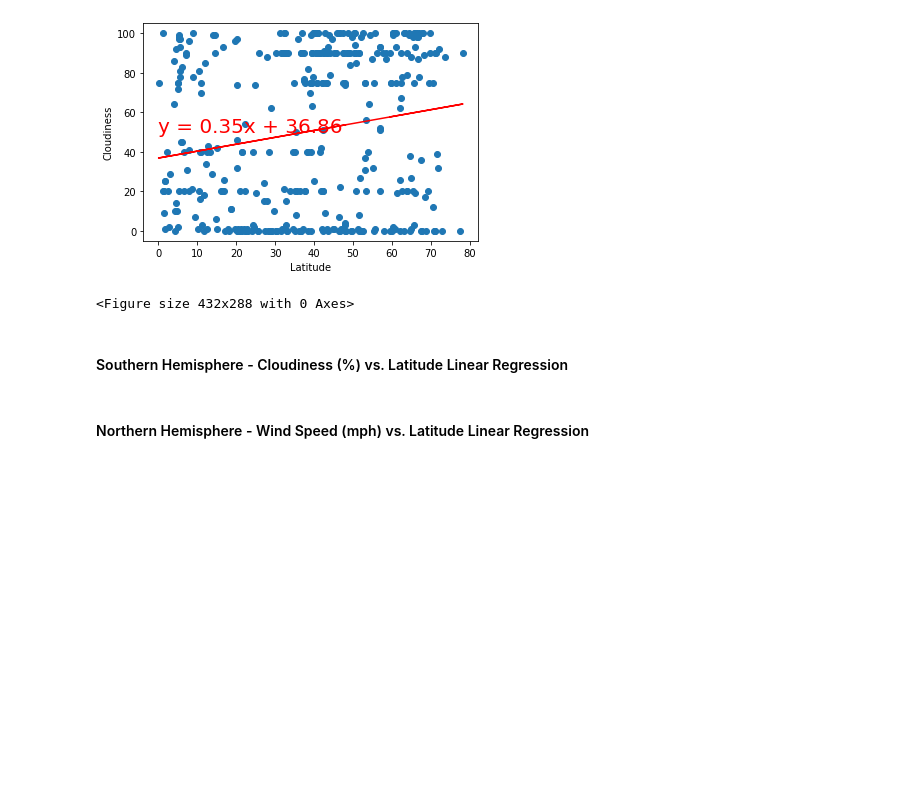
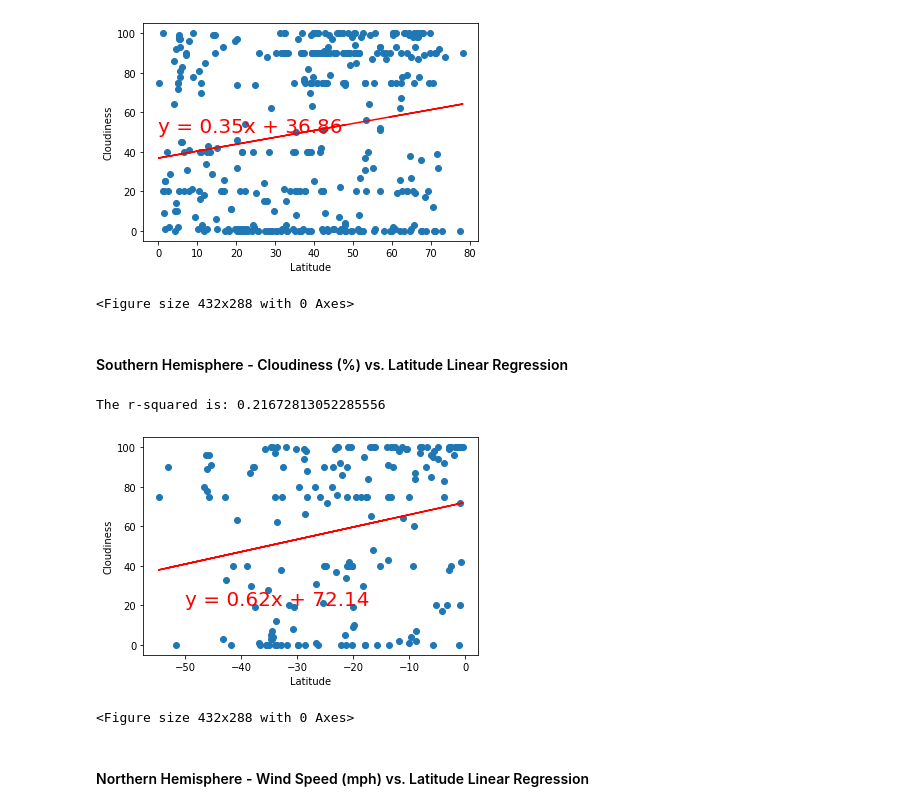
Before and after one commit to emersonmolett/python-api-challenge, a Jupyter notebook: WeatherPy/WeatherPy.ipynb, the cells around one changed output. Cells and saved outputs as stored; diff of their text form; code cells hidden in the pictures; blank space fills up the shorter version.

```diff
--- a/WeatherPy/WeatherPy.ipynb
+++ b/WeatherPy/WeatherPy.ipynb
@@ -340,8 +340,13 @@ The r-squared is: 0.18059591555877366
 # %%
 x_values = Southern_hemisphere["Lat"]
 y_values = Southern_hemisphere["Cloudiness"]
 plt.ylabel("Cloudiness")
-print(linear_reg_plot(x_values,y_values))
+linear_reg_plot(x_values,y_values, (-50,20))
+plt.savefig("S_Hesiphere_Cloudiness_Lat_Lin_Regression.png")
+# %% [output]
+The r-squared is: 0.21672813052285556
+[figure, added]
+<Figure size 432x288 with 0 Axes>
 # %% [markdown]
 ####  Northern Hemisphere - Wind Speed (mph) vs. Latitude Linear Regression
 # %%
```
Also changed, not shown: parts of 1 cell of this notebook, 1 other file.
